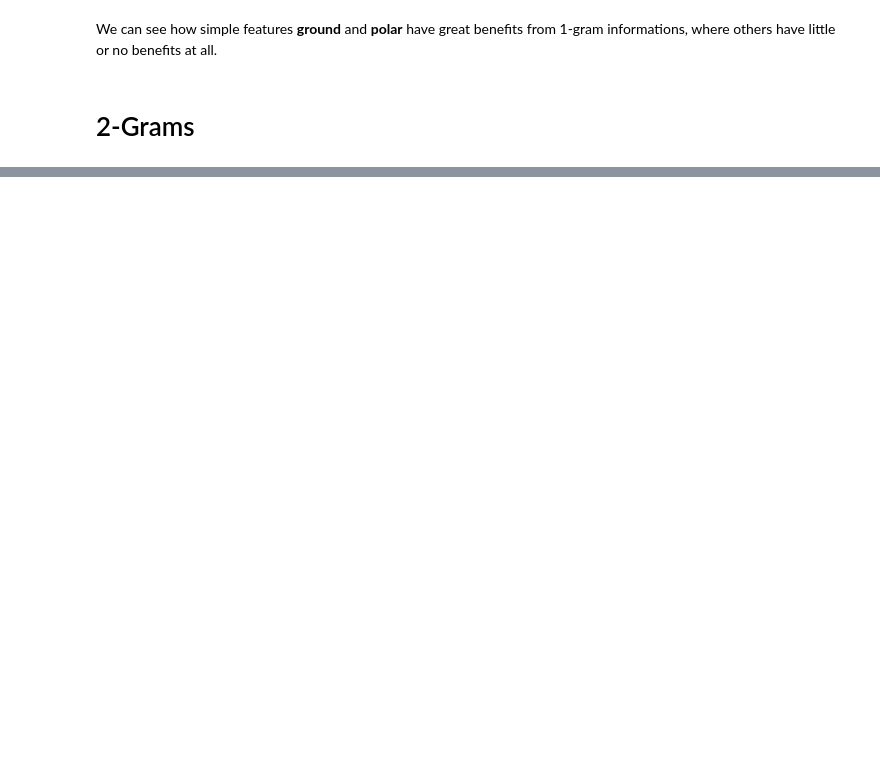
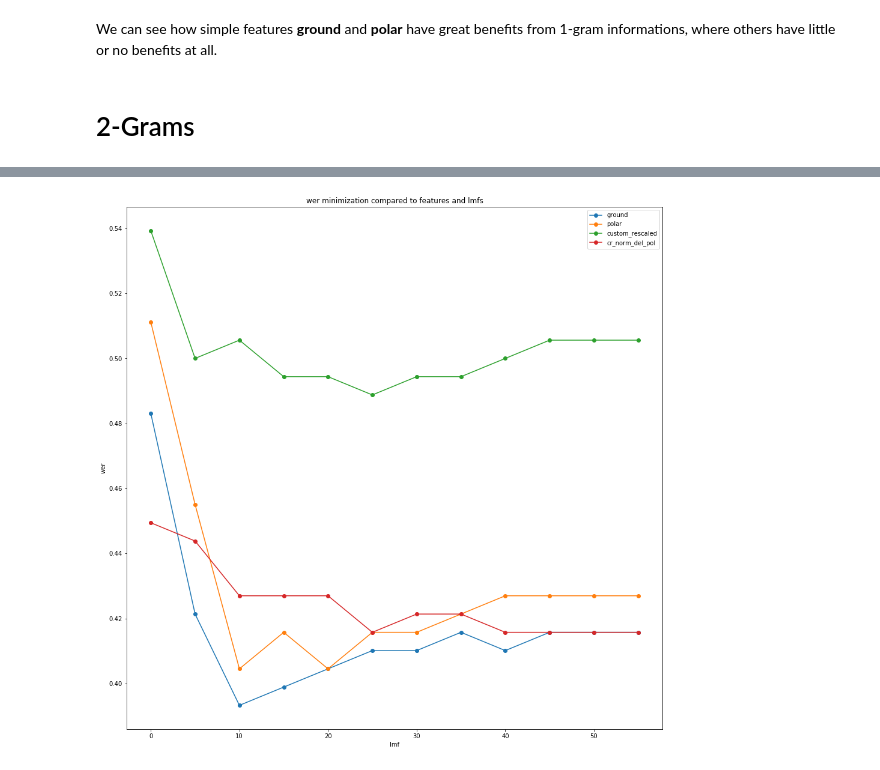
Before and after one commit to sabau/AIND-Recognizer, a Jupyter notebook: asl_recognizer.ipynb, the cells around one changed output, grey strips where cells are left out. Saved outputs shown, nothing was run; the diff lists cells and outputs as text; code cells hidden in the pictures; blank space fills up the shorter version.

```diff
--- a/asl_recognizer.ipynb
+++ b/asl_recognizer.ipynb
@@ -1219,0 +1298,13 @@ plt.show()
+# %%
+plt.rcParams["figure.figsize"] = [16, 16]
+for f in feature_set:
+    plt.plot(lmf_list, wer_3g_list[f], marker='o', label=f)
+
+plt.xlabel("lmf")
+plt.ylabel("wer")
+plt.title("wer minimization compared to features and lmfs")
+plt.legend()
+
+plt.show()
+# %% [output]
+[figure, added]
```
Also changed, not shown: parts of 19 cells of this notebook, 7 other files.
